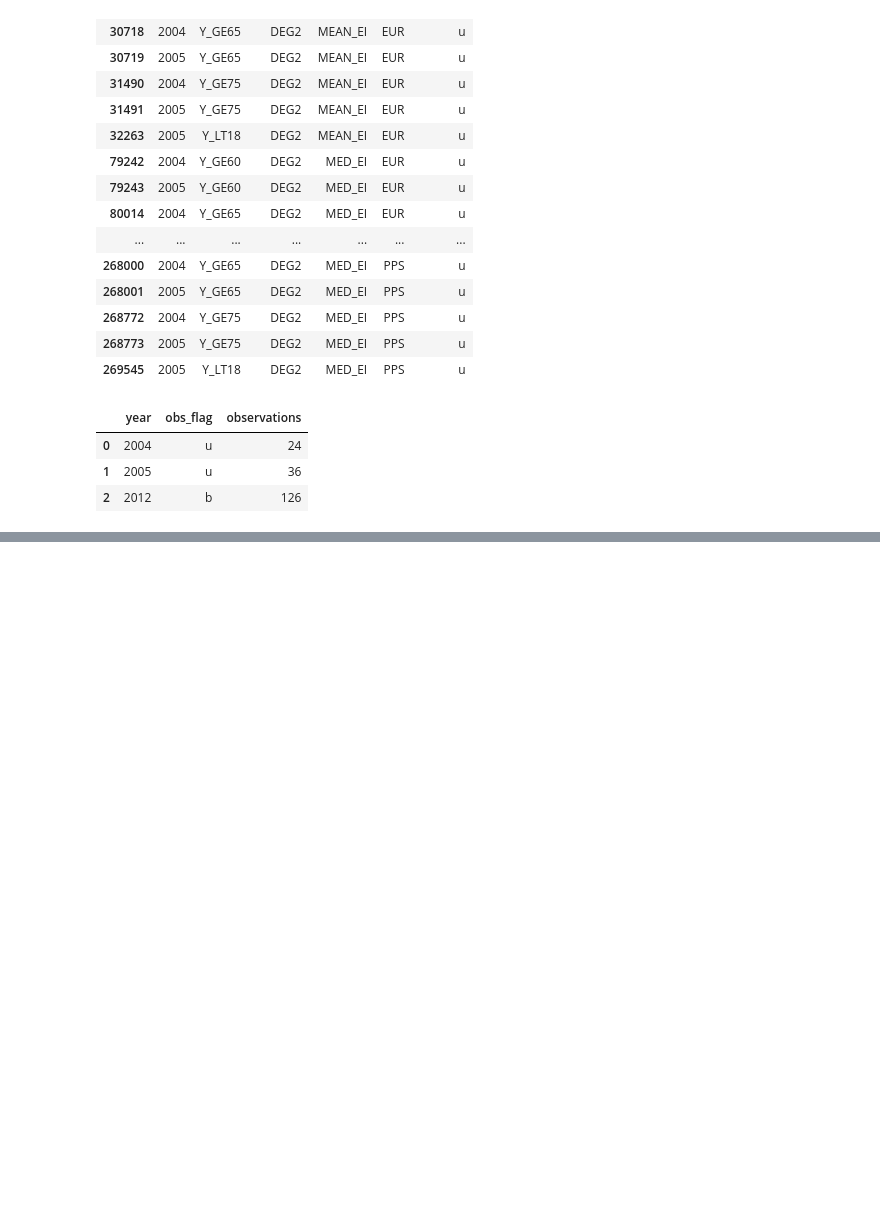
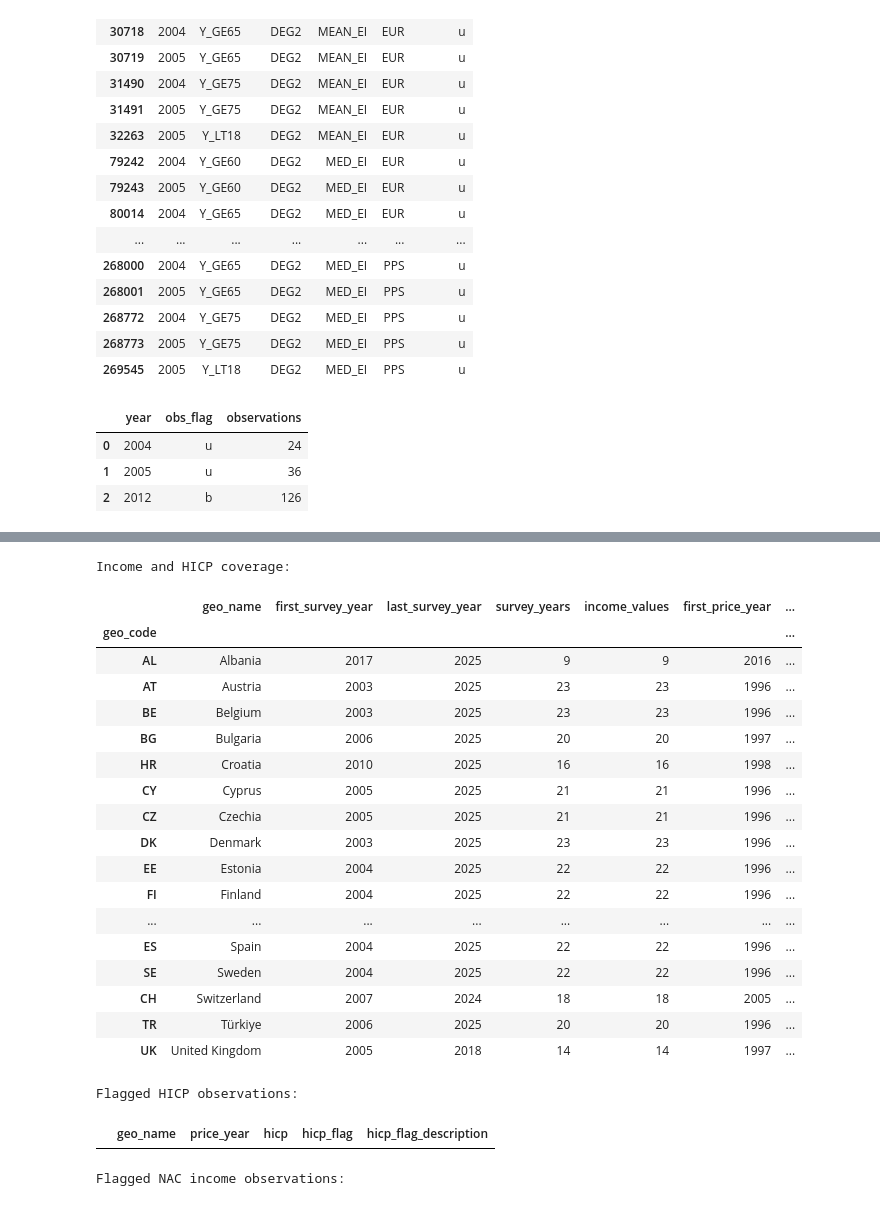
Before and after one commit to GeorgeZDESK/eurostat-income-analysis, a Jupyter notebook: notebooks/01_eda.ipynb, the cells around one changed output, grey strips where cells are left out. Cells and saved outputs as stored; diff of their text form; code cells hidden in the pictures; blank space fills up the shorter version.

Commit message:
Analysis Europe Done!

```diff
--- a/notebooks/01_eda.ipynb
+++ b/notebooks/01_eda.ipynb
@@ -551,0 +853,64 @@ urban_clean.to_csv("../data/processed/ilc_di17_greece.csv", index=False, encodin
+# %%
+median_nac_europe = median_europe_units.loc[median_europe_units["unit"] == "NAC"].copy()
+
+income_coverage = median_nac_europe.groupby("geo_code").agg(
+    first_survey_year=("year", "min"),
+    last_survey_year=("year", "max"),
+    survey_years=("year", "nunique"),
+    income_values=("income", "count"))
+
+hicp_coverage = hicp_europe.groupby("geo_code").agg(
+    first_price_year=("price_year", "min"),
+    last_price_year=("price_year", "max"),
+    price_years=("price_year", "nunique"),
+    hicp_values=("hicp", "count"))
+
+real_data_coverage = (
+    real_country_names.to_frame()
+    .join(income_coverage)
+    .join(hicp_coverage))
+
+print("Income and HICP coverage:")
+display(real_data_coverage)
+
+print("Flagged HICP observations:")
+display(
+    hicp_europe.loc[
+        hicp_europe["hicp_flag"].notna(),
+        [
+            "geo_name", "price_year", "hicp",
+            "hicp_flag", "hicp_flag_description"
+        ]])
+
+print("Flagged NAC income observations:")
+display(
+    median_nac_europe.loc[
+        median_nac_europe["obs_flag"].notna(),
+        [
+            "geo_name", "year", "income", "obs_flag",
+            "Observation status (Flag) V2 structure"
+        ]
+    ].sort_values(["geo_name", "year"]))
+# %% [output]
+Income and HICP coverage:
+|  | geo_name | first_survey_year | last_survey_year | survey_years | income_values | first_price_year | ... |
+| geo_code |  |  |  |  |  |  | ... |
+| AL | Albania | 2017 | 2025 | 9 | 9 | 2016 | ... |
+| AT | Austria | 2003 | 2025 | 23 | 23 | 1996 | ... |
+| BE | Belgium | 2003 | 2025 | 23 | 23 | 1996 | ... |
+| BG | Bulgaria | 2006 | 2025 | 20 | 20 | 1997 | ... |
+| HR | Croatia | 2010 | 2025 | 16 | 16 | 1998 | ... |
+| CY | Cyprus | 2005 | 2025 | 21 | 21 | 1996 | ... |
+| CZ | Czechia | 2005 | 2025 | 21 | 21 | 1996 | ... |
+| DK | Denmark | 2003 | 2025 | 23 | 23 | 1996 | ... |
+| EE | Estonia | 2004 | 2025 | 22 | 22 | 1996 | ... |
+| FI | Finland | 2004 | 2025 | 22 | 22 | 1996 | ... |
+| ... | ... | ... | ... | ... | ... | ... | ... |
+| ES | Spain | 2004 | 2025 | 22 | 22 | 1996 | ... |
+| SE | Sweden | 2004 | 2025 | 22 | 22 | 1996 | ... |
+| CH | Switzerland | 2007 | 2024 | 18 | 18 | 2005 | ... |
+| TR | Türkiye | 2006 | 2025 | 20 | 20 | 1996 | ... |
+| UK | United Kingdom | 2005 | 2018 | 14 | 14 | 1997 | ... |
+Flagged HICP observations:
+|  | geo_name | price_year | hicp | hicp_flag | hicp_flag_description |
+Flagged NAC income observations:
```
Also changed, not shown: parts of 17 cells of this notebook, 12 other files.
